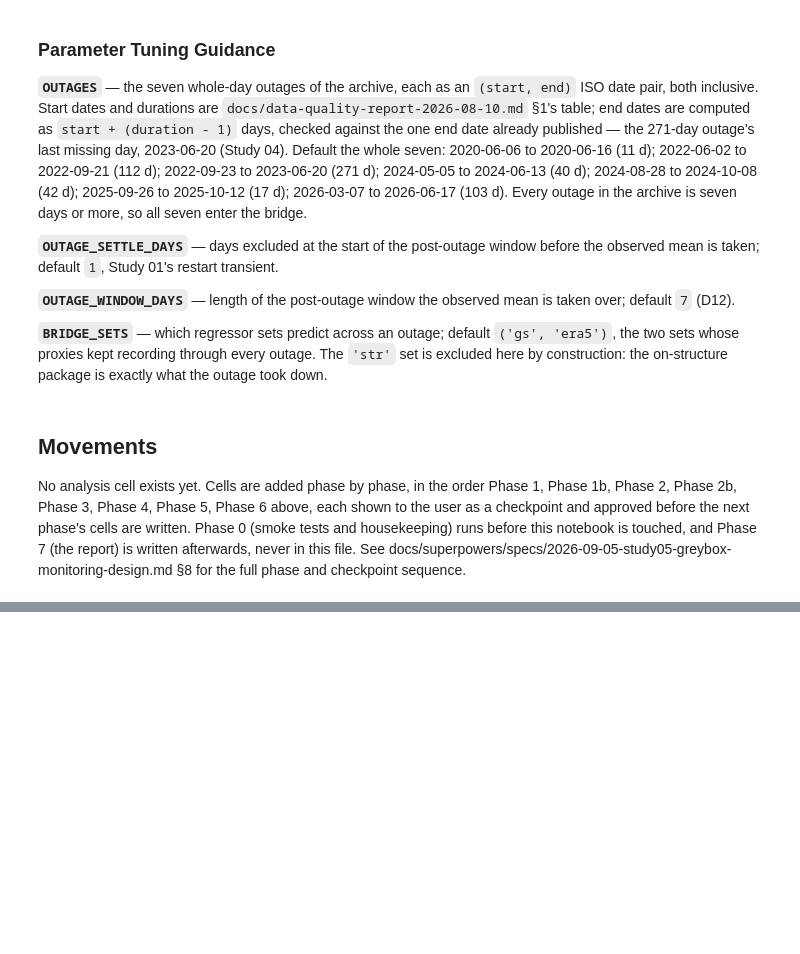
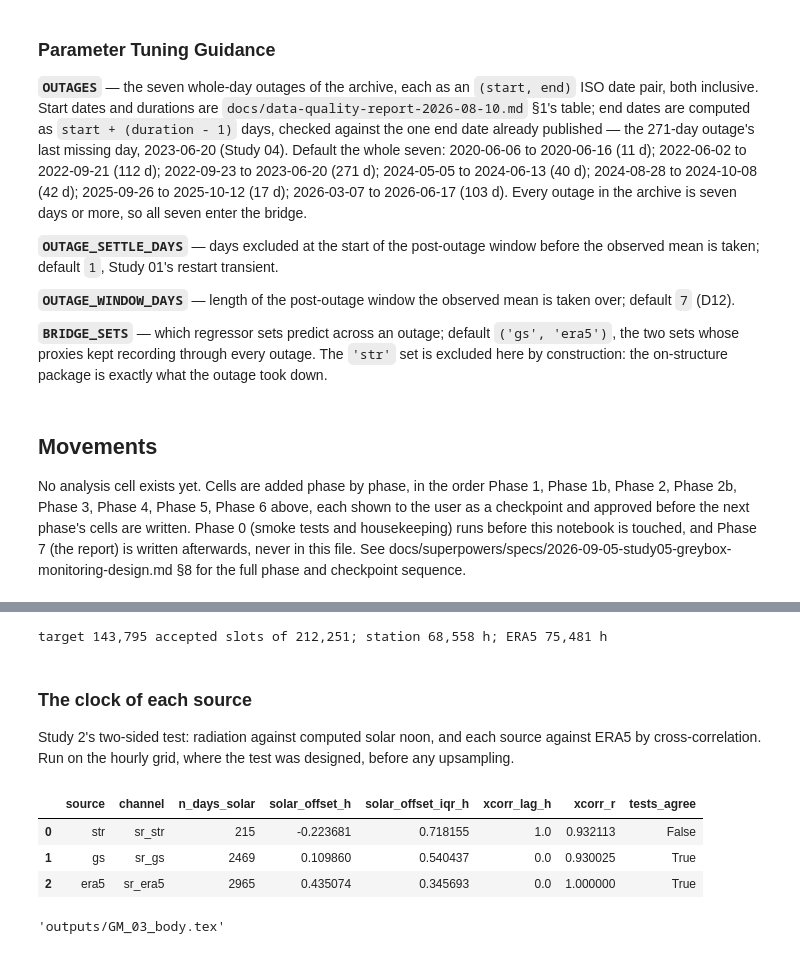
Before and after one commit to eugeniomoreira-iaud/neuralprophet-shm, a Jupyter notebook: studies/05_greybox_monitoring/greybox_monitoring_study.ipynb, the cells around one changed output, grey strips where cells are left out. Saved outputs shown, nothing was run; the diff lists cells and outputs as text; code cells hidden in the pictures; blank space fills up the shorter version.

```diff
--- a/studies/05_greybox_monitoring/greybox_monitoring_study.ipynb
+++ b/studies/05_greybox_monitoring/greybox_monitoring_study.ipynb
@@ -568,0 +610,43 @@ for the full phase and checkpoint sequence.
+# %%
+target, target_provenance = proxies.load_response(
+    ARCHIVE_CSV, column=TARGET_COLUMN, spike_column=SPIKE_COLUMN,
+    honour_spike=True, freq=NATIVE_FREQ, tz=site.SITE_TZ, min_count=1)
+target = target.loc[WINDOW_START:WINDOW_END]
+
+sensor_current, _ = proxies.load_sensor_forcings(
+    ARCHIVE_CSV, column_map=STR_MAP_CURRENT, freq=NATIVE_FREQ,
+    tz=site.SITE_TZ, honour_suspect=True, min_count=1)
+sensor_legacy, _ = proxies.load_sensor_forcings(
+    ARCHIVE_CSV, column_map=STR_MAP_LEGACY, freq=NATIVE_FREQ,
+    tz=site.SITE_TZ, honour_suspect=True, min_count=1)
+sensor = proxies.join_eras([sensor_current, sensor_legacy])
+
+station_hourly = proxies.load_ground_station(STATION_CSV)
+era5_hourly = proxies.load_era5(ERA5_CSV)
+print(f'target {target.notna().sum():,} accepted slots of {len(target):,}; '
+      f'station {len(station_hourly):,} h; ERA5 {len(era5_hourly):,} h')
+# %% [output]
+target 143,795 accepted slots of 212,251; station 68,558 h; ERA5 75,481 h
+# %% [markdown]
+### The clock of each source
+
+Study 2's two-sided test: radiation against computed solar noon, and each
+source against ERA5 by cross-correlation. Run on the hourly grid, where
+the test was designed, before any upsampling.
+# %%
+hourly = proxies.harmonise(
+    [proxies.load_sensor_forcings(ARCHIVE_CSV, column_map=STR_MAP_CURRENT,
+                                  honour_suspect=True)[0],
+     station_hourly, era5_hourly], freq=site.ANALYSIS_FREQ)
+clock = quality.clock_check(hourly, 'sr')
+display(clock)
+clock.to_csv(OUTPUT_DIR / 'GM_03_clock_check.csv', index=False)
+tables.write_table(clock, str(OUTPUT_DIR / 'GM_03_body.tex'),
+                   [(c, tables.texttt if clock[c].dtype == object else '.2f')
+                    for c in clock.columns])
+# %% [output]
+|  | source | channel | n_days_solar | solar_offset_h | solar_offset_iqr_h | xcorr_lag_h | xcorr_r | tests_agree |
+| 0 | str | sr_str | 215 | -0.223681 | 0.718155 | 1.0 | 0.932113 | False |
+| 1 | gs | sr_gs | 2469 | 0.109860 | 0.540437 | 0.0 | 0.930025 | True |
+| 2 | era5 | sr_era5 | 2965 | 0.435074 | 0.345693 | 0.0 | 1.000000 | True |
+'outputs/GM_03_body.tex'
```
Also changed, not shown: parts of 10 cells of this notebook, 5 other files.
